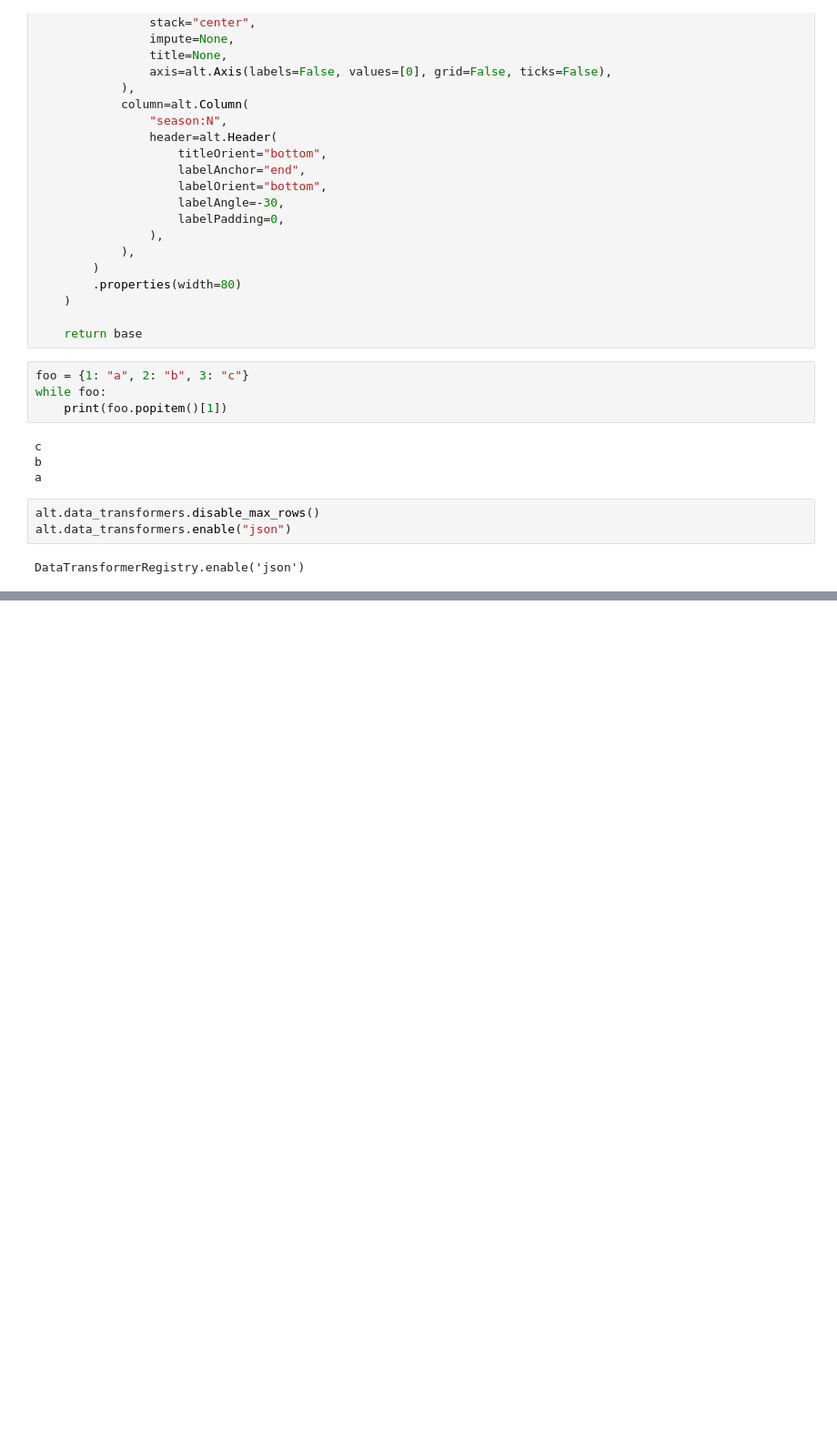
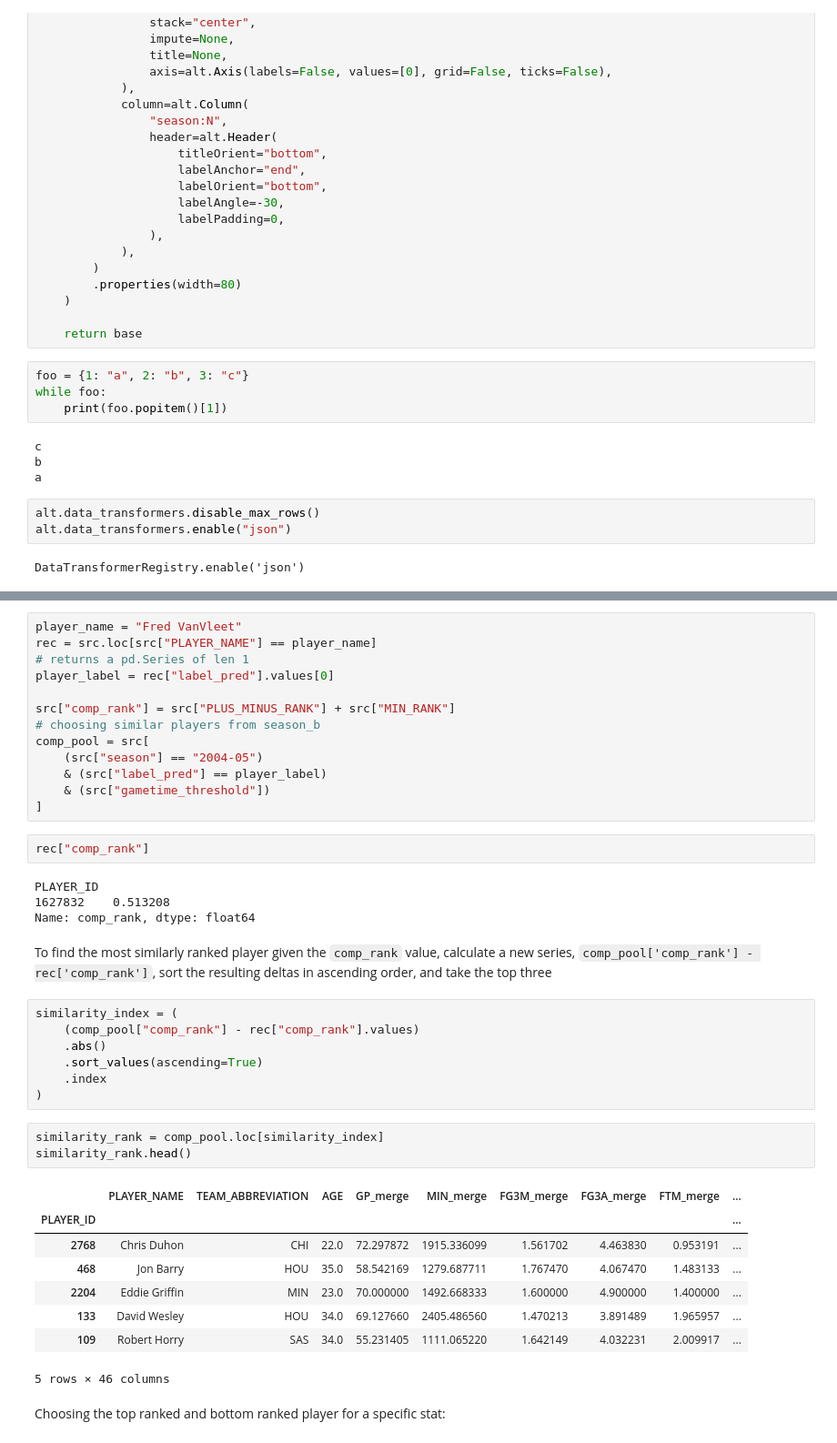
Before and after one commit to vykuang/nba-stats-streamlit, a Jupyter notebook: notebooks/altair_demo.ipynb, the cells around one changed output, grey strips where cells are left out. Shown at 91% size. Drawn from its saved outputs; the diff is of its cells as text; blank space fills up the shorter version.

```diff
--- a/notebooks/altair_demo.ipynb
+++ b/notebooks/altair_demo.ipynb
@@ -318,0 +288,42 @@ TypeError: unhashable type: 'Series'
+# %%
+player_name = "Fred VanVleet"
+rec = src.loc[src["PLAYER_NAME"] == player_name]
+# returns a pd.Series of len 1
+player_label = rec["label_pred"].values[0]
+
+src["comp_rank"] = src["PLUS_MINUS_RANK"] + src["MIN_RANK"]
+# choosing similar players from season_b
+comp_pool = src[
+    (src["season"] == "2004-05")
+    & (src["label_pred"] == player_label)
+    & (src["gametime_threshold"])
+]
+# %%
+rec["comp_rank"]
+# %% [output]
+PLAYER_ID
+1627832    0.513208
+Name: comp_rank, dtype: float64
+# %% [markdown]
+To find the most similarly ranked player given the `comp_rank` value, calculate a new series, `comp_pool['comp_rank'] - rec['comp_rank']`, sort the resulting deltas in ascending order, and take the top three
+# %%
+similarity_index = (
+    (comp_pool["comp_rank"] - rec["comp_rank"].values)
+    .abs()
+    .sort_values(ascending=True)
+    .index
+)
+# %%
+similarity_rank = comp_pool.loc[similarity_index]
+similarity_rank.head()
+# %% [output]
+|  | PLAYER_NAME | TEAM_ABBREVIATION | AGE | GP_merge | MIN_merge | FG3M_merge | FG3A_merge | FTM_merge | ... |
+| PLAYER_ID |  |  |  |  |  |  |  |  | ... |
+| 2768 | Chris Duhon | CHI | 22.0 | 72.297872 | 1915.336099 | 1.561702 | 4.463830 | 0.953191 | ... |
+| 468 | Jon Barry | HOU | 35.0 | 58.542169 | 1279.687711 | 1.767470 | 4.067470 | 1.483133 | ... |
+| 2204 | Eddie Griffin | MIN | 23.0 | 70.000000 | 1492.668333 | 1.600000 | 4.900000 | 1.400000 | ... |
+| 133 | David Wesley | HOU | 34.0 | 69.127660 | 2405.486560 | 1.470213 | 3.891489 | 1.965957 | ... |
+| 109 | Robert Horry | SAS | 34.0 | 55.231405 | 1111.065220 | 1.642149 | 4.032231 | 2.009917 | ... |
+5 rows × 46 columns
+# %% [markdown]
+Choosing the top ranked and bottom ranked player for a specific stat:
```
Also changed, not shown: parts of 10 cells of this notebook.
